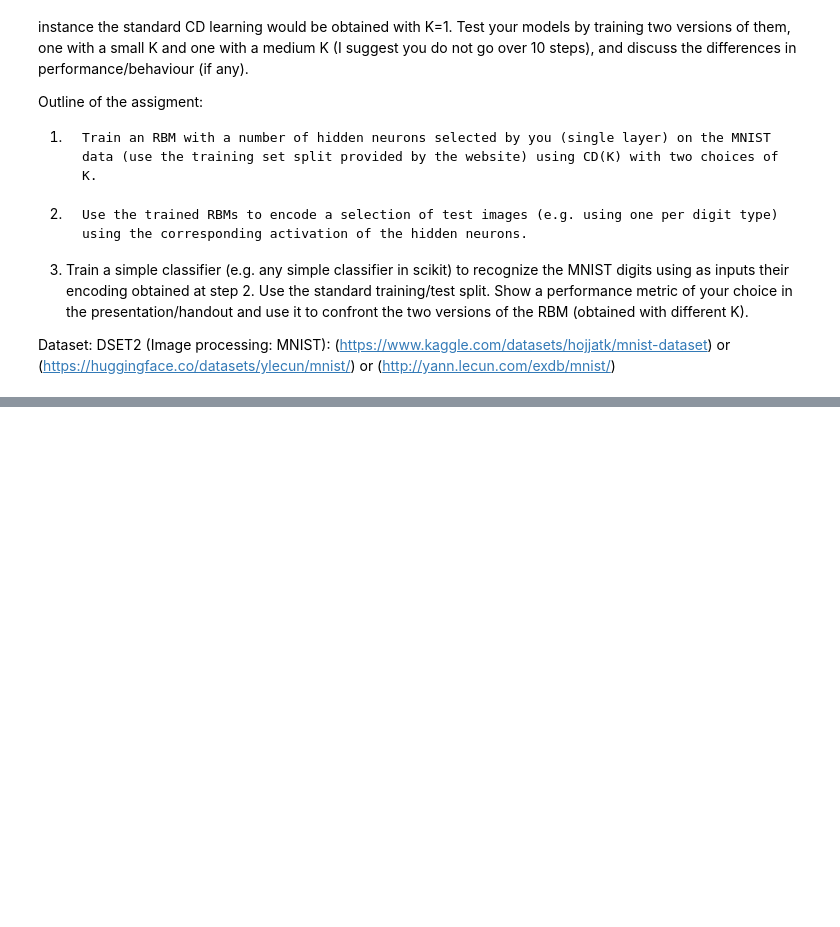
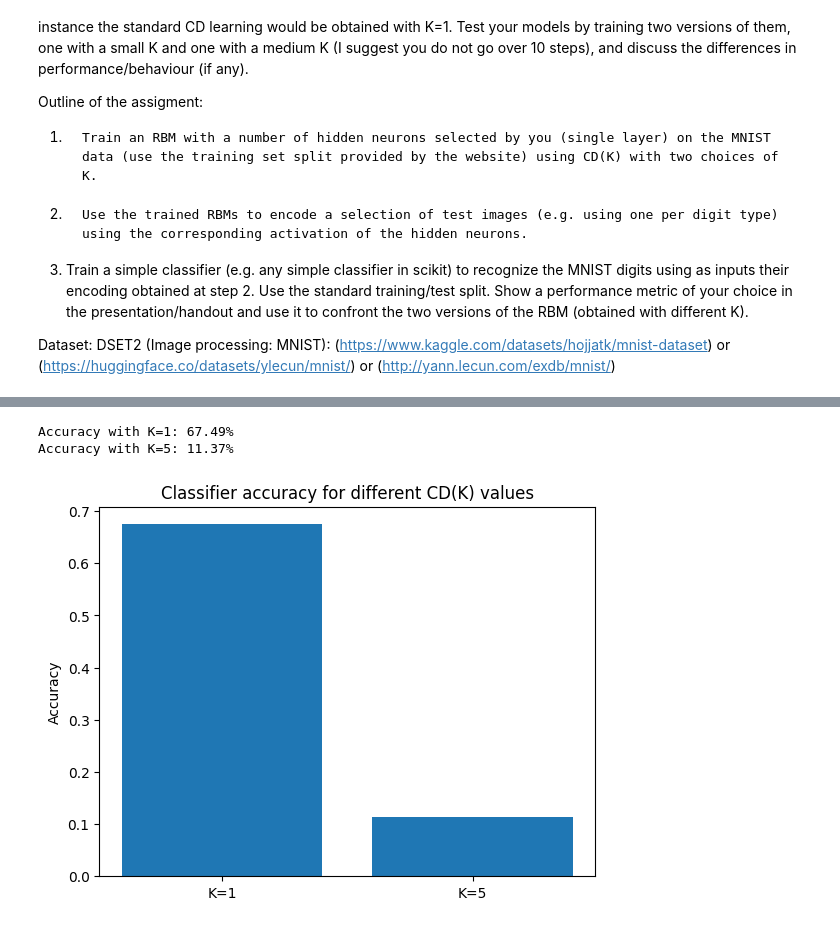
Before and after one commit to andr3w1699/Intelligent_System_for_Pattern_Recognition, a Jupyter notebook: SecondAssignement.ipynb, the cells around one changed output, grey strips where cells are left out. Drawn from its saved outputs; the diff is of its cells as text; code cells hidden in the pictures; blank space fills up the shorter version.

```diff
--- a/SecondAssignement.ipynb
+++ b/SecondAssignement.ipynb
@@ -41,0 +259,41 @@ Successfully installed nvidia-cublas-cu12-12.4.5.8 nvidia-cuda-cupti-cu12-12.4.1
+# %%
+def get_encoded_features(rbm, data_loader):
+    features = []
+    labels = []
+    with torch.no_grad():
+        for images, targets in data_loader:
+            images = images.view(-1, 28*28)
+            images = (images > 0.5).float()
+            encoded = rbm.encode(images)
+            features.append(encoded.numpy())
+            labels.append(targets.numpy())
+    return np.vstack(features), np.hstack(labels)
+
+X_train_k1, y_train = get_encoded_features(rbm_k1, train_loader)
+X_test_k1, y_test = get_encoded_features(rbm_k1, test_loader)
+
+X_train_k5, _ = get_encoded_features(rbm_k5, train_loader)
+X_test_k5, _ = get_encoded_features(rbm_k5, test_loader)
+# %%
+clf_k1 = LogisticRegression(max_iter=1000)
+clf_k1.fit(X_train_k1, y_train)
+pred_k1 = clf_k1.predict(X_test_k1)
+acc_k1 = accuracy_score(y_test, pred_k1)
+
+clf_k5 = LogisticRegression(max_iter=1000)
+clf_k5.fit(X_train_k5, y_train)
+pred_k5 = clf_k5.predict(X_test_k5)
+acc_k5 = accuracy_score(y_test, pred_k5)
+
+print(f"Accuracy with K=1: {acc_k1 * 100:.2f}%")
+print(f"Accuracy with K=5: {acc_k5 * 100:.2f}%")
+# %% [output]
+Accuracy with K=1: 67.49%
+Accuracy with K=5: 11.37%
+# %%
+plt.bar(['K=1', 'K=5'], [acc_k1, acc_k5])
+plt.ylabel("Accuracy")
+plt.title("Classifier accuracy for different CD(K) values")
+plt.show()
+# %% [output]
+[figure, added]
```
Also changed, not shown: parts of 11 cells of this notebook.
